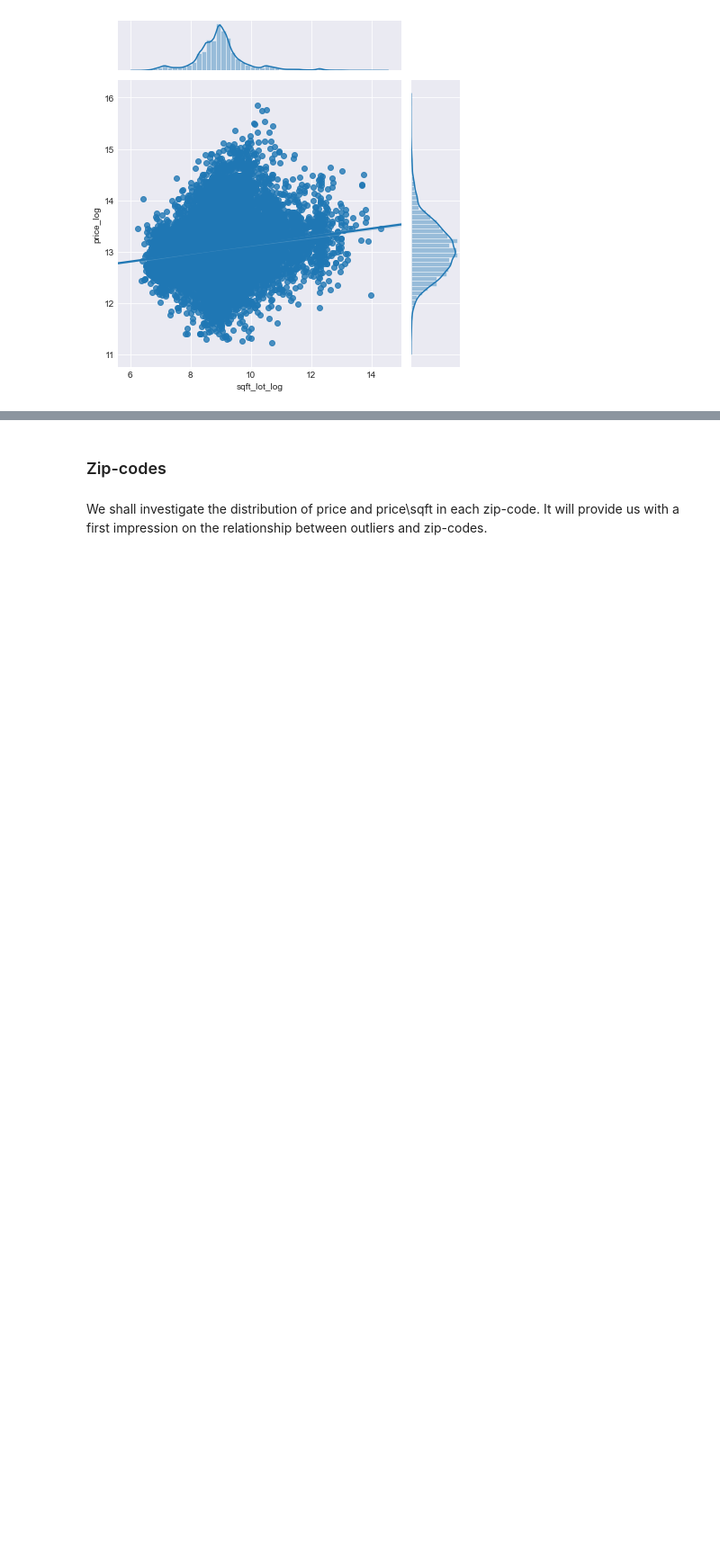
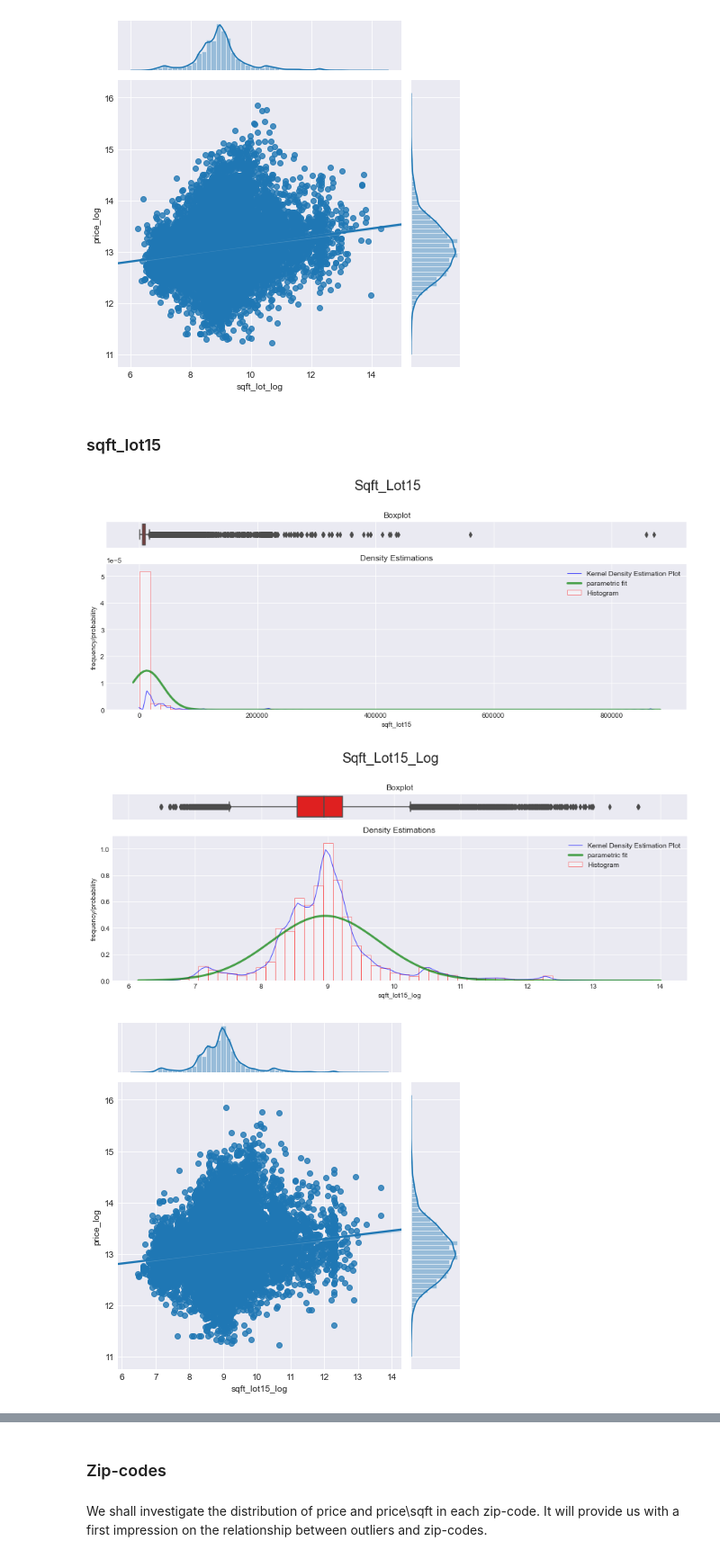
Before and after one commit to fecezar/Module-2-regression-project, a Jupyter notebook: regression_house_prices.ipynb, the cells around one changed output, grey strips where cells are left out. Shown at 90% size. Cells and saved outputs as stored; diff of their text form; code cells hidden in the pictures; blank space fills up the shorter version.

Commit message:
new normality and outlier checks for IVs

```diff
--- a/regression_house_prices.ipynb
+++ b/regression_house_prices.ipynb
@@ -51,8 +51,8 @@ memory usage: 3.3+ MB
 # %%
 df['date'] = pd.to_datetime(df['date'])
 df['zipcode'] = df['zipcode'].astype('category')
-for col in ['yr_built', 'yr_renovated']:
-    df[col] = pd.to_datetime(df[col]).dt.to_period('Y')
+# for col in ['yr_built', 'yr_renovated']:
+#     df[col] = pd.to_datetime(df[col]).dt.to_period('Y')
 # %%
 df.describe()
 # %% [output]
@@ -250,3 +250,21 @@ a = sns.jointplot(x='sqft_lot_log', y='price_log', data=data, kind='reg')
 # %%
 for l in [to_normalize, X_cols]:
     l.append('sqft_lot')
+# %% [markdown]
+### sqft_lot15
+# %%
+# distribution of lot areas - as is
+data = df[['sqft_lot15', 'price']]
+check_distribution(cols=['sqft_lot15'], df=data)
+
+# distribution of lot areas - log transformed
+data = (data+1).apply(np.log)
+data.columns = [col+'_log' for col in data.columns]
+
+check_distribution(cols=['sqft_lot15_log'], df=data)
+
+a = sns.jointplot(x='sqft_lot15_log', y='price_log', data=data, kind='reg')
+# %% [output]
+[figure, added]
+[figure, added]
+[figure, added]
```
Also changed, not shown: parts of 10 cells of this notebook.
